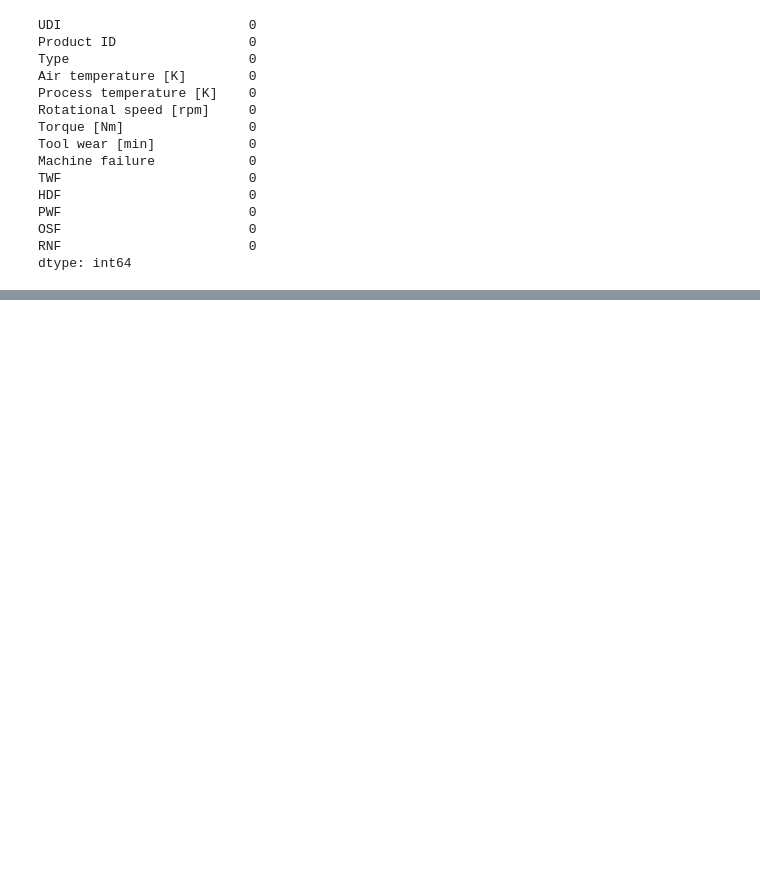
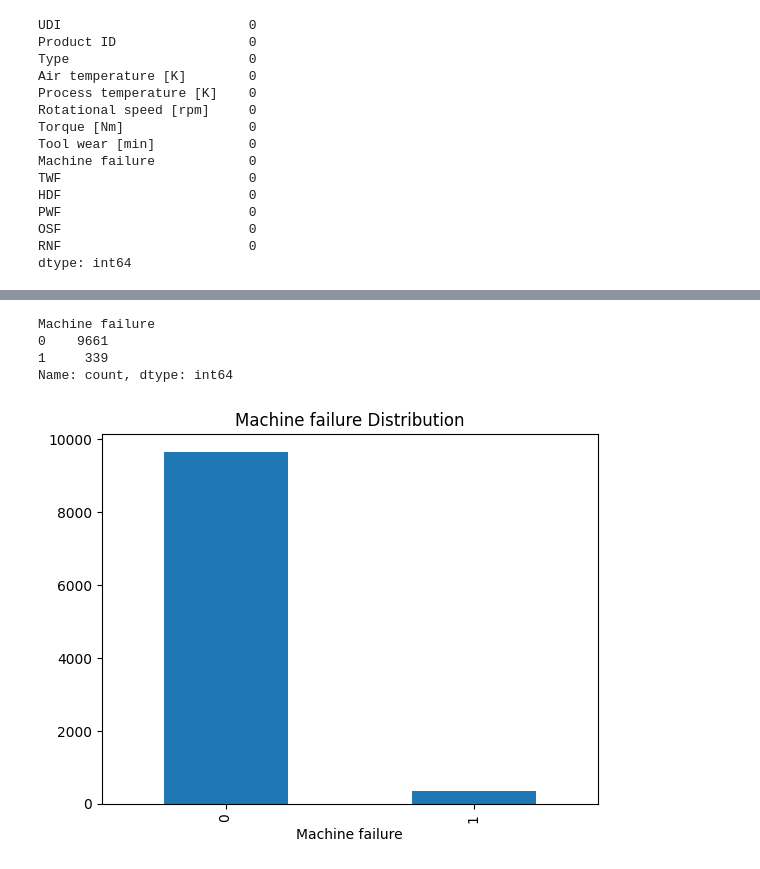
Before and after one commit to aarav2195/Infotact-DS-ML, a Jupyter notebook: Project-1-Predictive-Maintenance/notebooks/01_data_ingestion.ipynb, the cells around one changed output, grey strips where cells are left out. Saved outputs shown, nothing was run; the diff lists cells and outputs as text; code cells hidden in the pictures; blank space fills up the shorter version.

```diff
--- a/Project-1-Predictive-Maintenance/notebooks/01_data_ingestion.ipynb
+++ b/Project-1-Predictive-Maintenance/notebooks/01_data_ingestion.ipynb
@@ -43,0 +79,14 @@ dtype: int64
+# %%
+df["Machine failure"].value_counts()
+# %% [output]
+Machine failure
+0    9661
+1     339
+Name: count, dtype: int64
+# %%
+df["Machine failure"].value_counts().plot(kind="bar")
+
+plt.title("Machine failure Distribution")
+plt.show()
+# %% [output]
+[figure, added]
```
Also changed, not shown: parts of 5 cells of this notebook, 1 other file.
